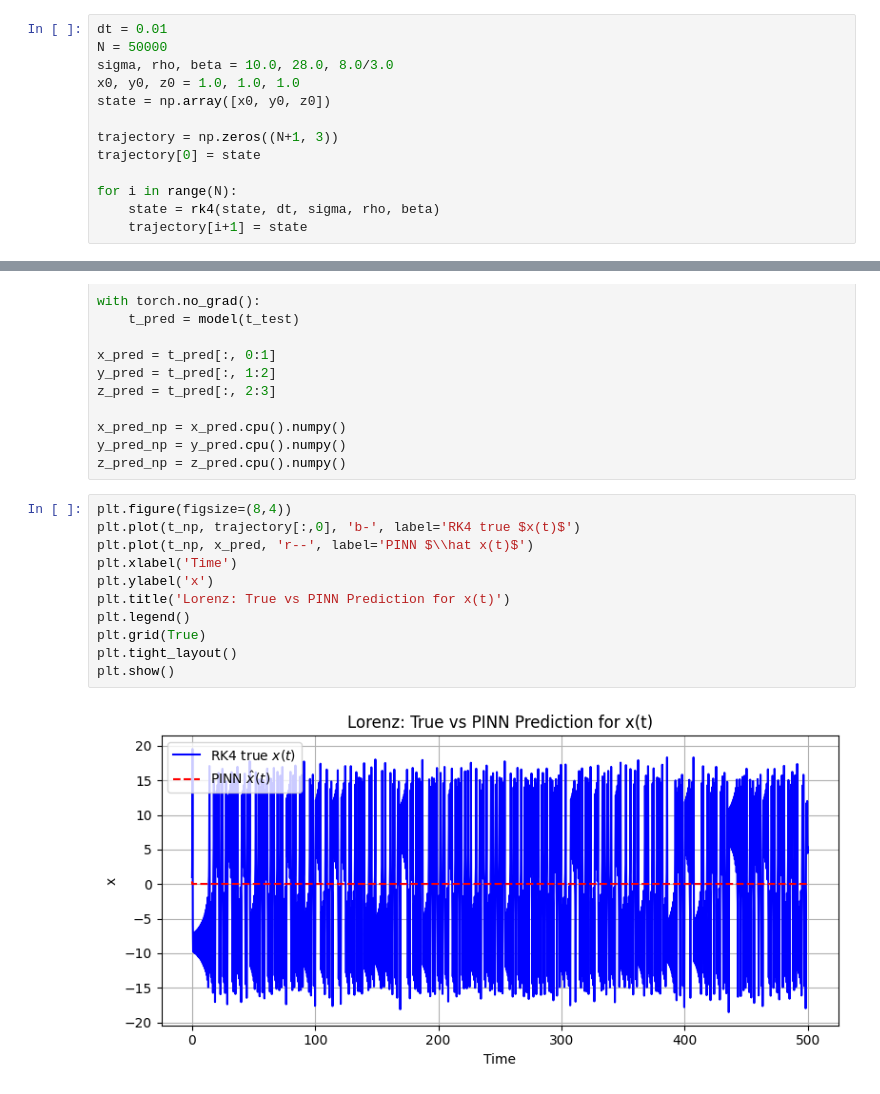
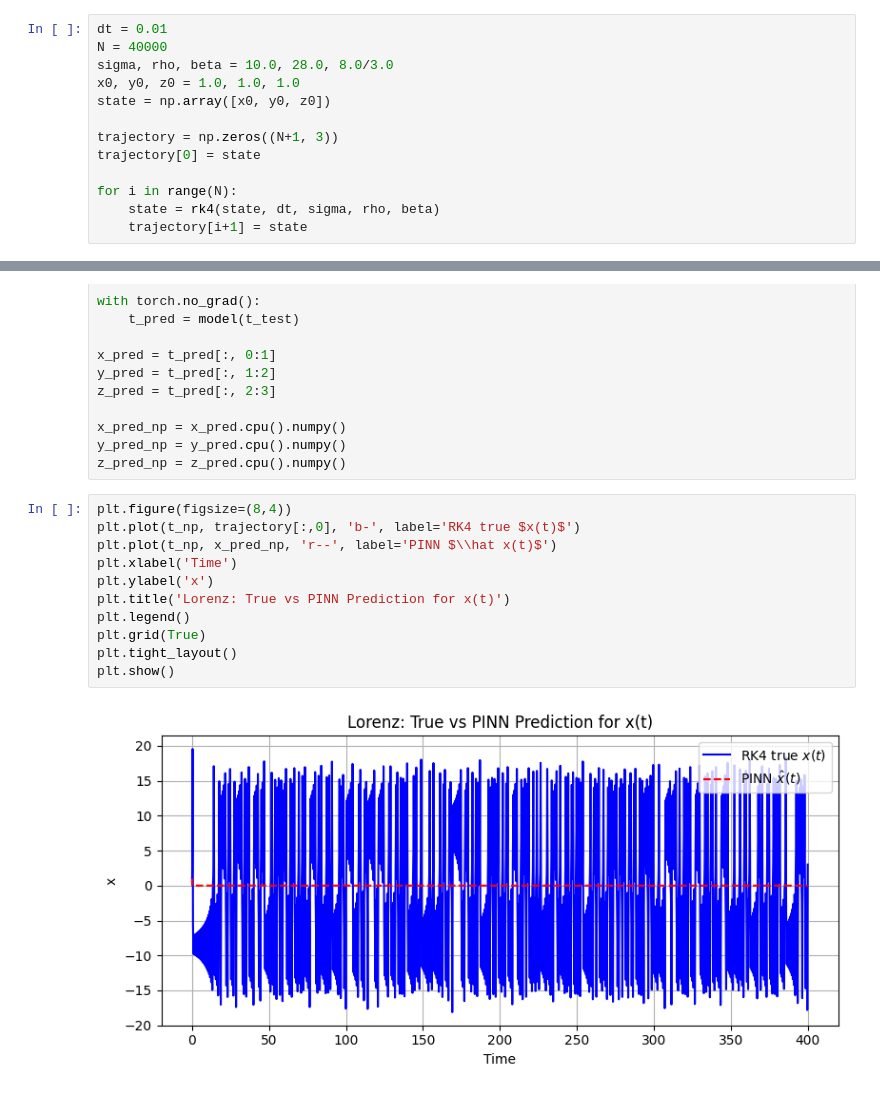
Before and after one commit to Aman-Sunesh/Physics-Informed-Neural-Networks-for-Classical-Physics-Laws, a Jupyter notebook: Lorenz_System.ipynb, the cells around one changed output, grey strips where cells are left out. Cells and saved outputs as stored; diff of their text form.

```diff
--- a/Lorenz_System.ipynb
+++ b/Lorenz_System.ipynb
@@ -227,7 +233,7 @@ def rk4(state, dt, sigma, rho, beta):
     return state + (dt*((k1 + 2*k2 + 2*k3 + k4)/6.0))
 # %%
 dt = 0.01
-N = 50000
+N = 40000
 sigma, rho, beta = 10.0, 28.0, 8.0/3.0
 x0, y0, z0 = 1.0, 1.0, 1.0
 state = np.array([x0, y0, z0])
@@ -258,16 +264,16 @@ z_pred_np = z_pred.cpu().numpy()
 # %%
 plt.figure(figsize=(8,4))
 plt.plot(t_np, trajectory[:,0], 'b-', label='RK4 true $x(t)$')
-plt.plot(t_np, x_pred, 'r--', label='PINN $\\hat x(t)$')
+plt.plot(t_np, x_pred_np, 'r--', label='PINN $\\hat x(t)$')
 plt.xlabel('Time')
 plt.ylabel('x')
 plt.title('Lorenz: True vs PINN Prediction for x(t)')
 plt.legend()
 plt.grid(True)
 plt.tight_layout()
 plt.show()
 # %% [output]
-[figure, old version]
+[figure, new version]
 # %%
 plt.figure(figsize=(8,4))
 plt.plot(t_np, trajectory[:,1], 'b-', label='RK4 true $y(t)$')
```
Also changed, not shown: parts of 5 cells of this notebook.
